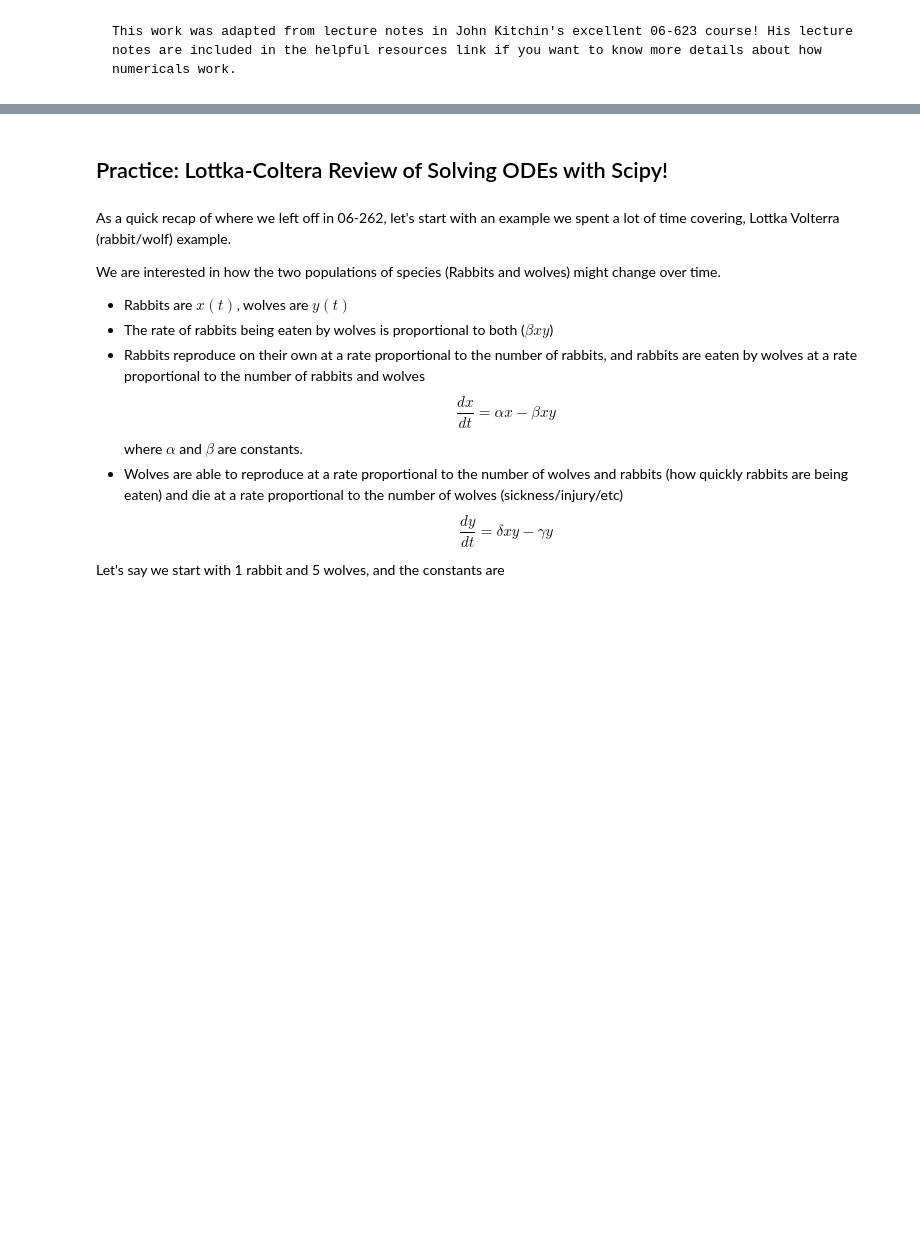
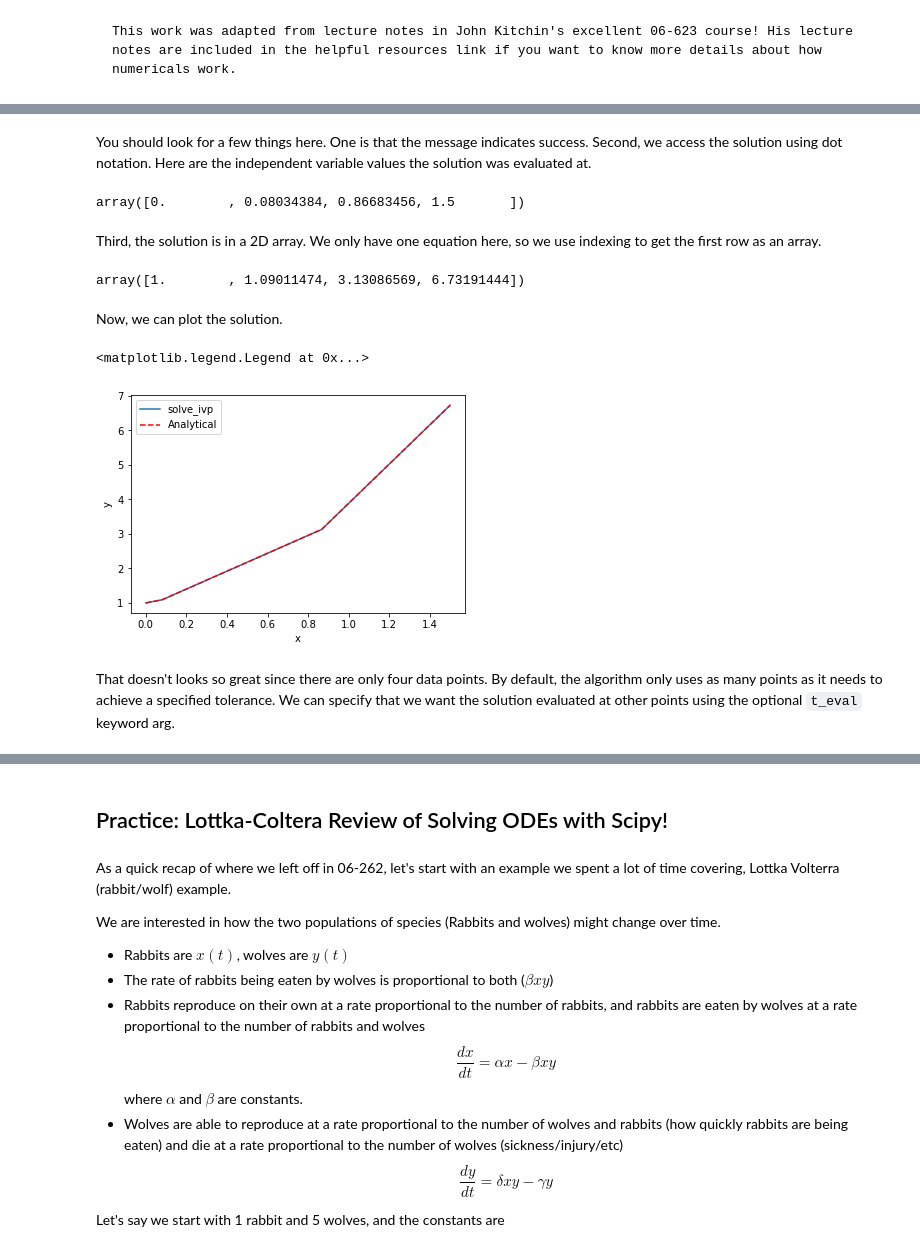
Before and after one commit to ulissigroup/F22-06-325, a Jupyter notebook: _sources/review_odes.ipynb, the cells around one changed output, grey strips where cells are left out. Drawn from its saved outputs; the diff is of its cells as text; code cells hidden in the pictures; blank space fills up the shorter version.

```diff
--- a/_sources/review_odes.ipynb
+++ b/_sources/review_odes.ipynb
@@ -151,0 +37,8 @@ plt.legend()
+# %%
+def f(x, y):
+    return y + 2 * x - x**2
+
+x0 = 0
+y0 = np.array([1]) # It is a good idea to make y0 an array. It will be important later.
+
+sol = solve_ivp(fun=f, t_span=(x0, 1.5), y0=y0)
@@ -151,0 +61,27 @@ plt.legend()
+# %% [markdown]
+You should look for a few things here. One is that the message indicates success. Second, we access the solution using dot notation. Here are the independent variable values the solution was evaluated at.
+# %%
+sol.t
+# %% [output]
+array([0.        , 0.08034384, 0.86683456, 1.5       ])
+# %% [markdown]
+Third, the solution is in a 2D array. We only have one equation here, so we use indexing to get the first row as an array.
+# %%
+sol.y[0]
+# %% [output]
+array([1.        , 1.09011474, 3.13086569, 6.73191444])
+# %% [markdown]
+Now, we can plot the solution.
+# %%
+import matplotlib.pyplot as plt
+
+plt.plot(sol.t, sol.y[0], label='solve_ivp')
+plt.plot(sol.t, sol.t**2 + np.exp(sol.t), 'r--', label='Analytical')
+plt.xlabel('x')
+plt.ylabel('y')
+plt.legend()
+# %% [output]
+<matplotlib.legend.Legend at 0x...>
+[figure, added]
+# %% [markdown]
+That doesn't looks so great since there are only four data points. By default, the algorithm only uses as many points as it needs to achieve a specified tolerance. We can specify that we want the solution evaluated at other points using the optional `t_eval` keyword arg.
```
Also changed, not shown: parts of 31 cells of this notebook, 17 other files.
